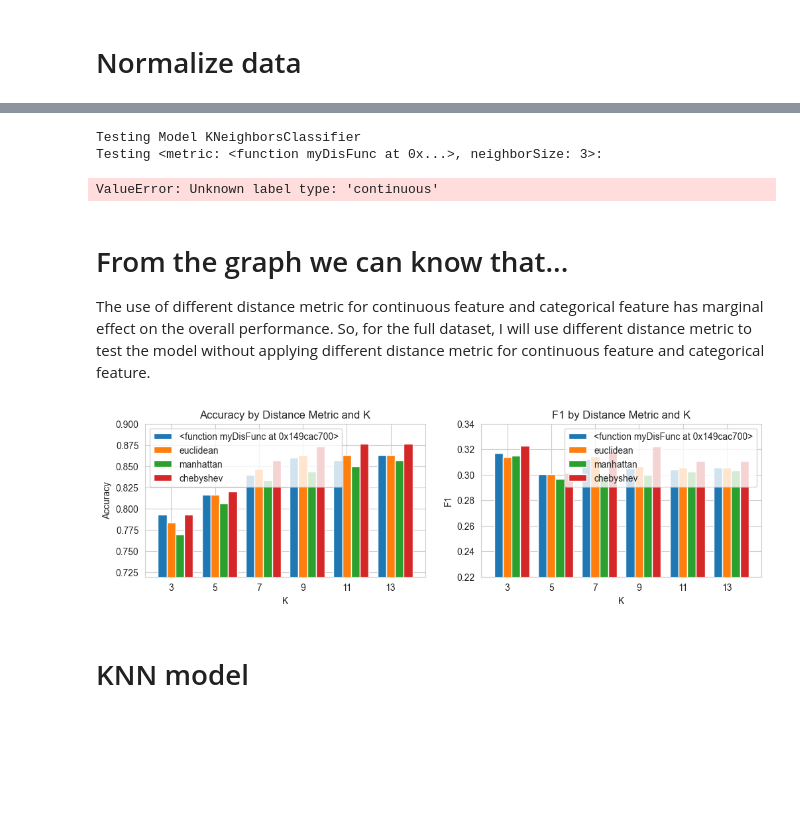
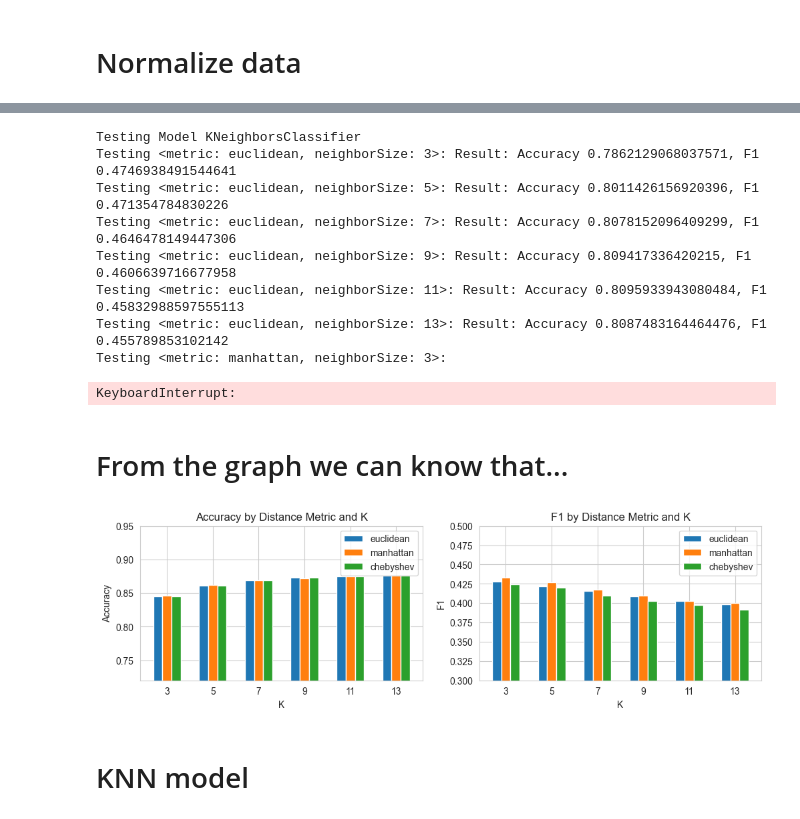
Before and after one commit to echo-cool/COMP3010J-Machine-Learning-Labs, a Jupyter notebook: Kickstarter Projects-20221019/Kickstarter.ipynb, the cells around one changed output, grey strips where cells are left out. Cells and saved outputs as stored; diff of their text form; code cells hidden in the pictures; blank space fills up the shorter version.

```diff
--- a/Kickstarter Projects-20221019/Kickstarter.ipynb
+++ b/Kickstarter Projects-20221019/Kickstarter.ipynb
@@ -266,9 +387,9 @@ df.replace(num_encode, inplace=True)
 # %%
-# main_category = pd.get_dummies(df['main_category'], prefix='main_category')
+main_category = pd.get_dummies(df['main_category'], prefix='main_category')
 # category = pd.get_dummies(df['category'], prefix='category')
-# currency = pd.get_dummies(df['currency'], prefix='currency')
-# country = pd.get_dummies(df['category'], prefix='country')
-#
-# df = pd.concat([df, main_category, category, currency, country], axis=1)
-# df = df.drop(['main_category', 'category', 'currency', 'country'], axis=1)
+currency = pd.get_dummies(df['currency'], prefix='currency')
+country = pd.get_dummies(df['country'], prefix='country')
+
+onehot_df = pd.concat([df, main_category, currency, country], axis=1)
+onehot_df = onehot_df.drop(['main_category', 'currency', 'country'], axis=1)
 # %%
@@ -283,7 +405,7 @@ df.head()
 # %% [markdown]
 # Normalize data
 # %%
-normalized_df=(df-df.min())/(df.max()-df.min())
+normalized_df=(onehot_df-onehot_df.min())/(onehot_df.max()-onehot_df.min())
 # %%
 normalized_df.head()
 # %% [output]
@@ -303,0 +419,4 @@ Full dataset will be used in the next section.
+# %%
+state = df['state'].copy()
+onehot_df = normalized_df
+onehot_df['state'] = state
@@ -304,25 +445,16 @@ Full dataset will be used in the next section.
 # %%
 from sklearn.neighbors import KNeighborsClassifier
-from sklearn.metrics import DistanceMetric
+
 # Split data into training, validation and test sets
-train, test = train_test_split(df.sample(1000), test_size=0.3)
+train, test = train_test_split(onehot_df, test_size=0.3)
 train, val = train_test_split(train, test_size=0.3)
 
 print(f"Testing Model {KNeighborsClassifier.__name__}")
 X_train, X_test = train.drop(["state"], axis=1), test.drop(["state"], axis=1)
 y_train, y_test = train['state'], test['state']
 neighbor_size = [3, 5, 7, 9, 11, 13]
-# neighbor_size = [3,]
 
-Hdist = DistanceMetric.get_metric('hamming')
-def myDisFunc(x, y):
-    categoricalDistance = Hdist.pairwise([[x[0], x[1], x[2], x[4]], [y[0], y[1], y[2], y[4]]])[0][1]
-    continueousDistanceSquare = np.sum(
-        ( np.array([x[3]] + x[5:]) - np.array([y[3]] + y[5:]) )
-        **2)
-    return math.sqrt(categoricalDistance + continueousDistanceSquare)
-
-metricNames = [myDisFunc, "euclidean", "manhattan", "chebyshev"]
+metricNames = ["euclidean", "manhattan", "chebyshev"]
 result = {}
 
 for k in metricNames:
@@ -341,12 +473,16 @@ for k in metricNames:
         }
 # %% [output]
 Testing Model KNeighborsClassifier
-Testing <metric: <function myDisFunc at 0x...>, neighborSize: 3>:
+Testing <metric: euclidean, neighborSize: 3>: Result: Accuracy 0.7862129068037571, F1 0.4746938491544641
+Testing <metric: euclidean, neighborSize: 5>: Result: Accuracy 0.8011426156920396, F1 0.471354784830226
+Testing <metric: euclidean, neighborSize: 7>: Result: Accuracy 0.8078152096409299, F1 0.4646478149447306
+Testing <metric: euclidean, neighborSize: 9>: Result: Accuracy 0.809417336420215, F1 0.4606639716677958
+Testing <metric: euclidean, neighborSize: 11>: Result: Accuracy 0.8095933943080484, F1 0.45832988597555113
+Testing <metric: euclidean, neighborSize: 13>: Result: Accuracy 0.8087483164464476, F1 0.455789853102142
+Testing <metric: manhattan, neighborSize: 3>:
-ValueError: Unknown label type: 'continuous'
+KeyboardInterrupt:
-# %% [markdown]
-# From the graph we can know that...
-
-The use of different distance metric for continuous feature and categorical feature has marginal effect on the overall performance. So, for the full dataset, I will use different distance metric to test the model without applying different distance metric for continuous feature and categorical feature.
+# %% [markdown]
+# From the graph we can know that...
 # %%
 f = plt.figure(figsize=(12,3))
 ax1 = f.add_subplot(121)
@@ -354,36 +490,36 @@ ax2 = f.add_subplot(122)
 
 labels = neighbor_size
 width = 0.2  # the width of the bars
 x = np.arange(len(labels))  # the label locations
 for index, metricName in enumerate(result):
     neighborResult = result[metricName]
     rect = ax1.bar(x - width + (width) * (index), [neighborResult[i]['Accuracy'] for i in neighborResult], width, label=metricName)
 # Add some text for labels, title and custom x-axis tick labels, etc.
 ax1.set_ylabel('Accuracy')
 ax1.set_xlabel('K')
 ax1.set_title('Accuracy by Distance Metric and K')
 ax1.set_xticks(x, labels)
-ax1.set_ylim([0.72, 0.9])
+ax1.set_ylim([0.72, 0.95])
 ax1.legend()
 
 labels = neighbor_size
 width = 0.2  # the width of the bars
 x = np.arange(len(labels))  # the label locations
 for index, metricName in enumerate(result):
     neighborResult = result[metricName]
     rect = ax2.bar(x - width + (width) * (index), [neighborResult[i]['F1'] for i in neighborResult], width, label=metricName)
 # Add some text for labels, title and custom x-axis tick labels, etc.
 ax2.set_ylabel('F1')
 ax2.set_xlabel('K')
 ax2.set_title('F1 by Distance Metric and K')
 ax2.set_xticks(x, labels)
-ax2.set_ylim([0.22, 0.34])
+ax2.set_ylim([0.3, 0.50])
 ax2.legend()
 
 
 plt.show()
 # %% [output]
-[figure, old version]
+[figure, new version]
 # %% [markdown]
 # KNN model
 # %%
```
Also changed, not shown: parts of 53 cells of this notebook, 1 other file.
